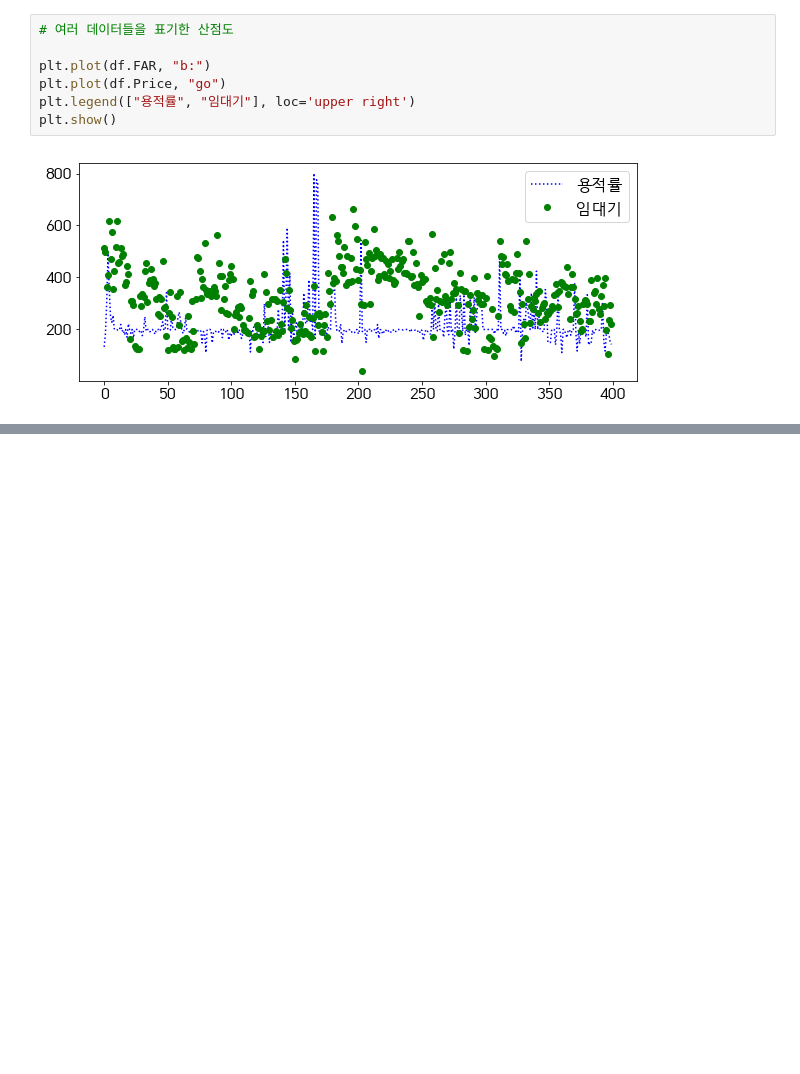
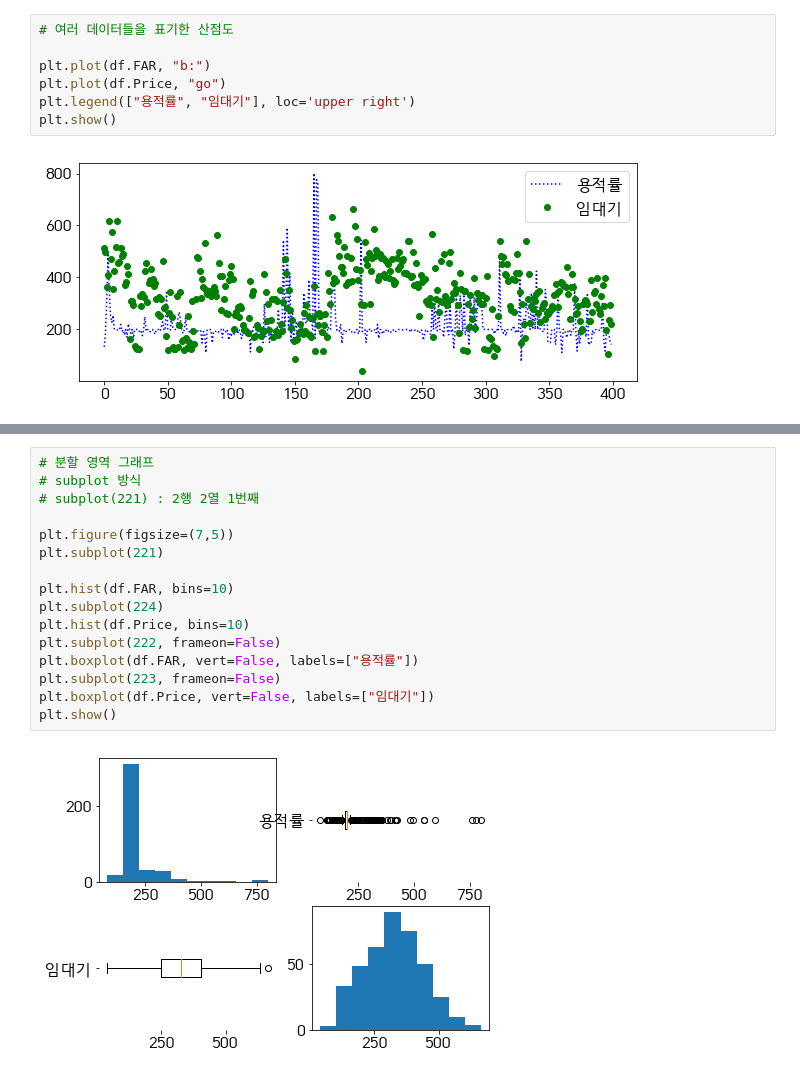
Before and after one commit to BerniceLee/ywpython, a Jupyter notebook: 0618_matplotlib.ipynb, the cells around one changed output, grey strips where cells are left out. Cells and saved outputs as stored; diff of their text form; blank space fills up the shorter version.

```diff
--- a/0618_matplotlib.ipynb
+++ b/0618_matplotlib.ipynb
@@ -394,0 +413,18 @@ plt.show()
+# %%
+# 분할 영역 그래프
+# subplot 방식
+# subplot(221) : 2행 2열 1번째
+
+plt.figure(figsize=(7,5))
+plt.subplot(221)
+
+plt.hist(df.FAR, bins=10)
+plt.subplot(224)
+plt.hist(df.Price, bins=10)
+plt.subplot(222, frameon=False)
+plt.boxplot(df.FAR, vert=False, labels=["용적률"])
+plt.subplot(223, frameon=False)
+plt.boxplot(df.Price, vert=False, labels=["임대기"])
+plt.show()
+# %% [output]
+[figure, added]
```
Also changed, not shown: parts of 25 cells of this notebook.
